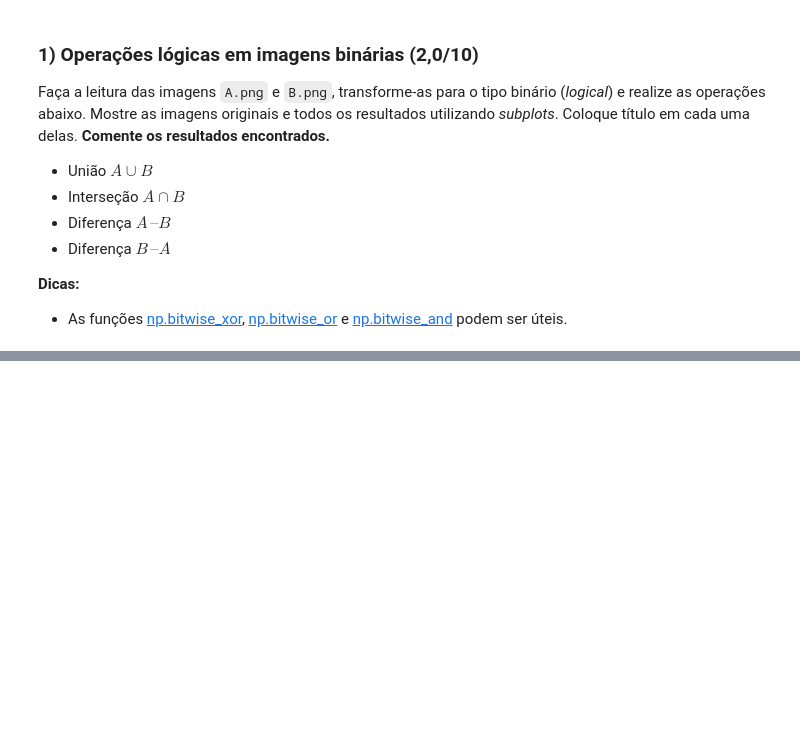
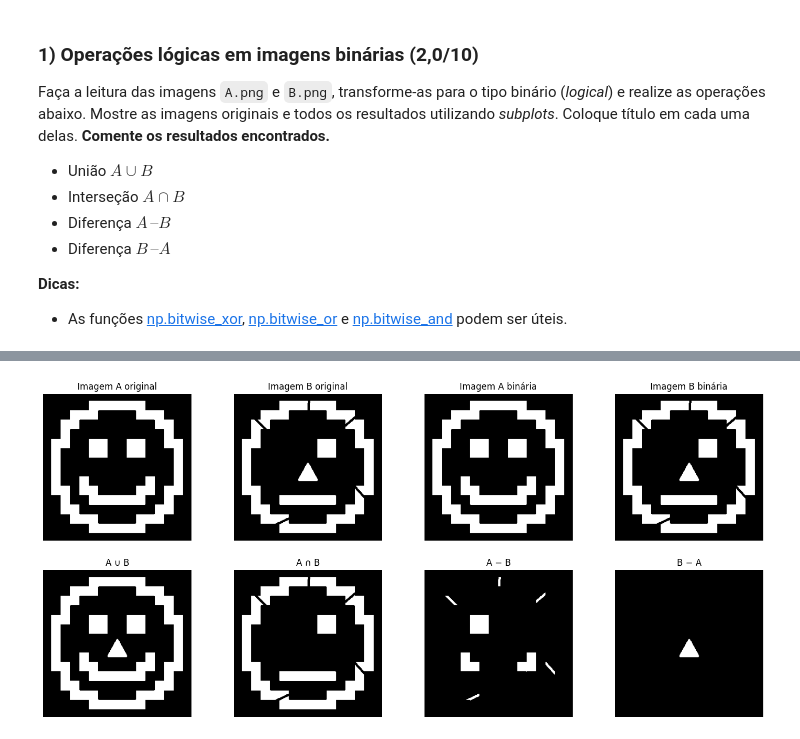
Before and after one commit to MateusSouza48/SEL0339---VisaoComputacional, a Jupyter notebook: praticas/Lista_de_Exercicio_2.ipynb, the cells around one changed output, grey strips where cells are left out. Cells and saved outputs as stored; diff of their text form; code cells hidden in the pictures; blank space fills up the shorter version.

```diff
--- a/praticas/Lista_de_Exercicio_2.ipynb
+++ b/praticas/Lista_de_Exercicio_2.ipynb
@@ -152,3 +135,88 @@ TypeError: Invalid shape () for image data
+# %%
+## -- Seu código começa AQUI -- ##
+
+# Carrega as imagens A e B em escala de cinza
+img_a = cv2.imread("A.png", cv2.IMREAD_GRAYSCALE)
+img_b = cv2.imread("B.png", cv2.IMREAD_GRAYSCALE)
+
+# Converte as imagens para o tipo lógico (True e False)
+a_binaria = img_a > 0
+b_binaria = img_b > 0
+
+# Operações lógicas entre as imagens binárias
+
+a_uniao_b = np.bitwise_or(a_binaria, b_binaria)            # A ∪ B
+
+a_interseccao_b = np.bitwise_and(a_binaria, b_binaria)     # A ∩ B
+
+complemento_b = np.logical_not(b_binaria)                  # Complemento de B
+a_menos_b = np.bitwise_and(a_binaria, complemento_b)       # A - B
+
+complemento_a = np.logical_not(a_binaria)                  # Complemento de A
+b_menos_a = np.bitwise_and(b_binaria, complemento_a)       # B - A
+
+
+# Plota as imagens originais, binarizadas e os resultados
+plt.figure(figsize=(18, 8))
+
+plt.subplot(2, 4, 1)
+plt.imshow(img_a, cmap="gray")
+plt.title("Imagem A original")
+plt.axis("off")
+
+plt.subplot(2, 4, 2)
+plt.imshow(img_b, cmap="gray")
+plt.title("Imagem B original")
+plt.axis("off")
+
+plt.subplot(2, 4, 3)
+plt.imshow(a_binaria, cmap="gray")
+plt.title("Imagem A binária")
+plt.axis("off")
+
+plt.subplot(2, 4, 4)
+plt.imshow(b_binaria, cmap="gray")
+plt.title("Imagem B binária")
+plt.axis("off")
+
+plt.subplot(2, 4, 5)
+plt.imshow(a_uniao_b, cmap="gray")
+plt.title("A ∪ B")
+plt.axis("off")
+
+plt.subplot(2, 4, 6)
+plt.imshow(a_interseccao_b, cmap="gray")
+plt.title("A ∩ B")
+plt.axis("off")
+
+plt.subplot(2, 4, 7)
+plt.imshow(a_menos_b, cmap="gray")
+plt.title("A − B")
+plt.axis("off")
+
+plt.subplot(2, 4, 8)
+plt.imshow(b_menos_a, cmap="gray")
+plt.title("B − A")
+plt.axis("off")
+
+plt.show()
+
+## -- Seu código termina AQUI -- ##
+
+## -- COMENTÁRIOS -- ##
+
+# A união A∪B mostra todas as regiões presentes em A ou B.
+# A interseção A∩B mostra somente as regiões comuns às duas imagens.
+# A diferença A-B mostra as regiões presentes em A que não estão em B.
+# A diferença B-A mostra as regiões presentes em B que não estão em A.
+# As diferenças A-B e B-A são diferentes porque a operação de diferença
+# depende da ordem das imagens.
+
+# OBS: A - B é o mesmo que A interseção com o complemento de B.
+# Por isso, foi utilizada a operação AND entre A e o complemento de B.
+# Para B - A vale o mesmo.
+# %% [output]
+[figure, added]
 # %% [markdown]
 ### 2) Erosão (1,5/10)
 
```
Also changed, not shown: parts of 3 cells of this notebook.
